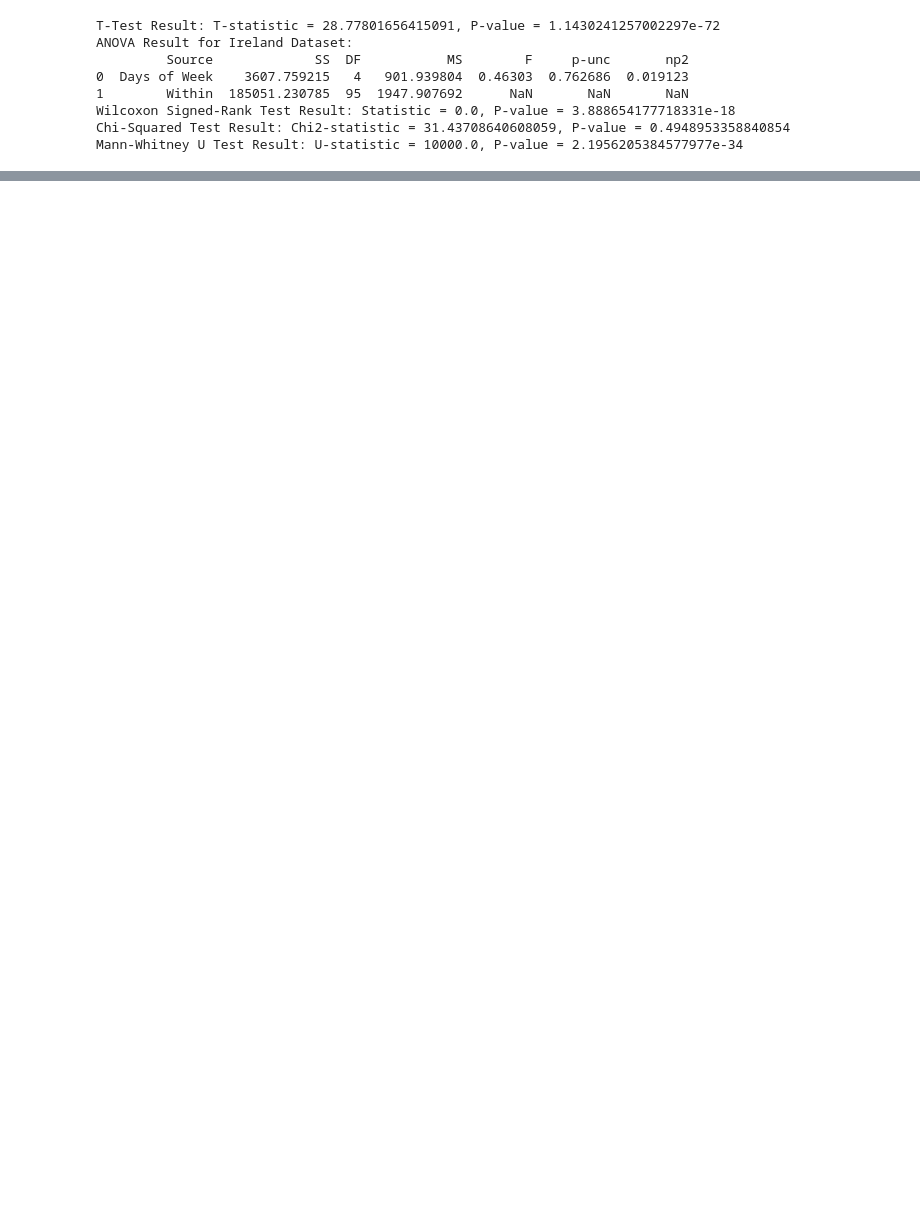
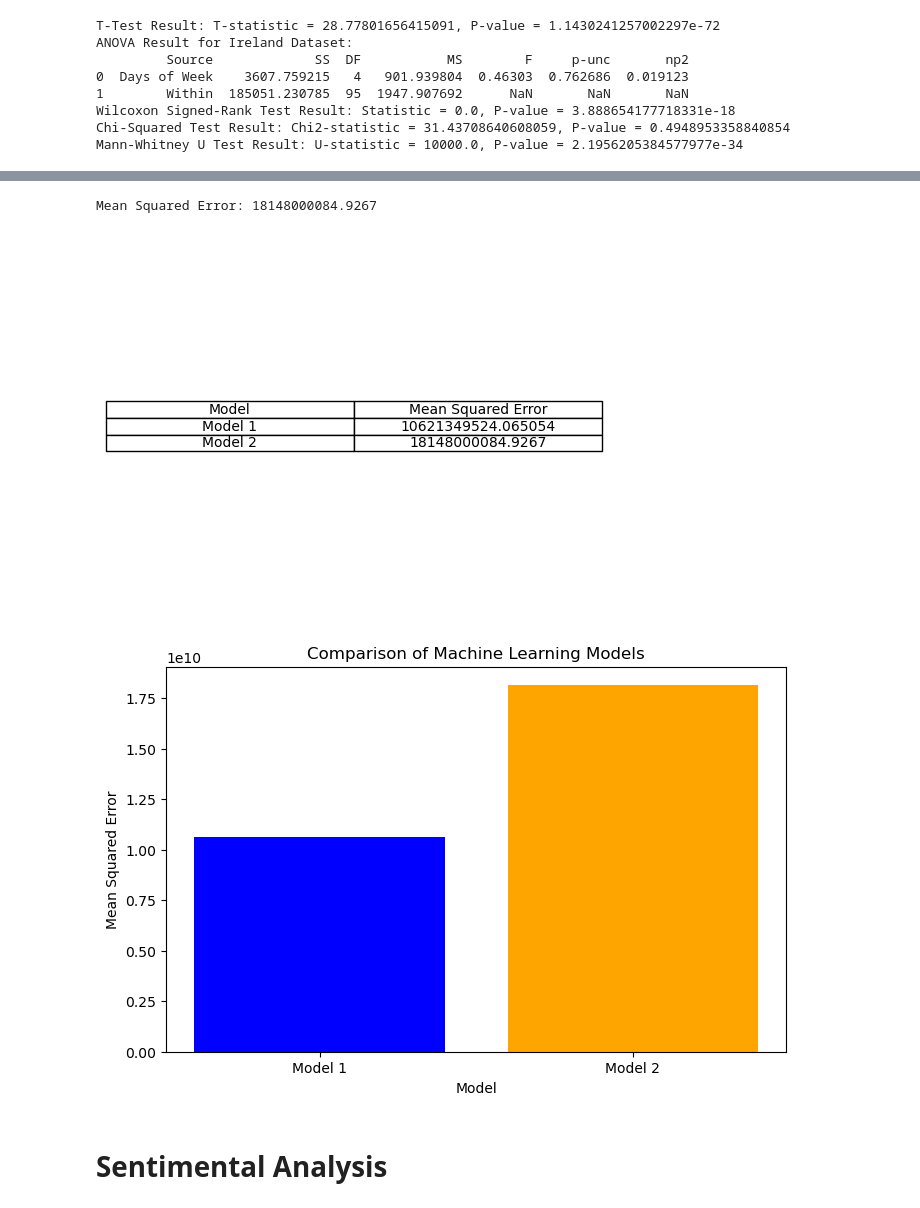
Before and after one commit to 2021402/CA-02-MSc-Data-Analytics, a Jupyter notebook: Project Code CA 2.ipynb, the cells around one changed output, grey strips where cells are left out. Drawn from its saved outputs; the diff is of its cells as text; code cells hidden in the pictures; blank space fills up the shorter version.

```diff
--- a/Project Code CA 2.ipynb
+++ b/Project Code CA 2.ipynb
@@ -678,0 +748,72 @@ Mean Squared Error (cross-validated): 10621349524.065054
+# %%
+# Separate features and target variable
+X = df.drop('VALUE', axis=1)
+y = df['VALUE']
+
+# Identify categorical columns
+categorical_cols = ['Days of Week', 'C02639V03196']
+
+# Create a preprocessing pipeline for numerical and categorical columns
+numerical_transformer = 'passthrough'
+categorical_transformer = OneHotEncoder(drop='first', sparse_output=False)  # Fix sparse_output parameter
+
+preprocessor = ColumnTransformer(
+    transformers=[
+        ('num', numerical_transformer, X.select_dtypes(exclude='object').columns),
+        ('cat', categorical_transformer, categorical_cols)
+    ])
+
+# Create a pipeline with a regressor
+pipeline = Pipeline([
+    ('preprocessor', preprocessor),
+    ('regressor', RandomForestRegressor())
+])
+
+# Split the data into training and testing sets
+X_train, X_test, y_train, y_test = train_test_split(X, y, test_size=0.2, random_state=42)
+
+# Define hyperparameters to tune
+param_grid = {
+    'regressor__n_estimators': [50, 100, 200],
+    'regressor__max_depth': [None, 10, 20]
+}
+
+# Use GridSearchCV to find the best hyperparameters
+grid_search = GridSearchCV(pipeline, param_grid, cv=5, scoring='neg_mean_squared_error')
+grid_search.fit(X_train, y_train)
+
+# Make predictions on the test set
+y_pred = grid_search.predict(X_test)
+
+# Evaluate the model
+mse = mean_squared_error(y_test, y_pred)
+print(f'Mean Squared Error: {mse}')
+# %% [output]
+Mean Squared Error: 18148000084.9267
+# %%
+data = {
+    'Model': ['Model 1', 'Model 2'],
+    'Mean Squared Error': [10621349524.065054, 18148000084.9267],
+    # Add other relevant metrics
+}
+
+df = pd.DataFrame(data)
+
+# Create a table
+fig, ax = plt.subplots()
+ax.axis('tight')
+ax.axis('off')
+ax.table(cellText=df.values, colLabels=df.columns, cellLoc = 'center', loc='center')
+
+# Create a bar chart for comparison
+plt.figure(figsize=(8, 5))
+plt.bar(df['Model'], df['Mean Squared Error'], color=['blue', 'orange'])
+plt.xlabel('Model')
+plt.ylabel('Mean Squared Error')
+plt.title('Comparison of Machine Learning Models')
+plt.show()
+# %% [output]
+[figure, added]
+[figure, added]
+# %% [markdown]
+# Sentimental Analysis
```
Also changed, not shown: parts of 44 cells of this notebook.
